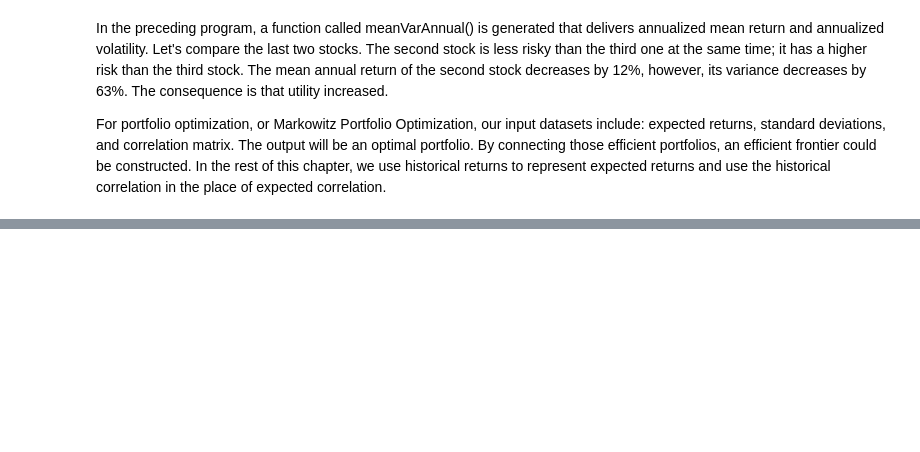
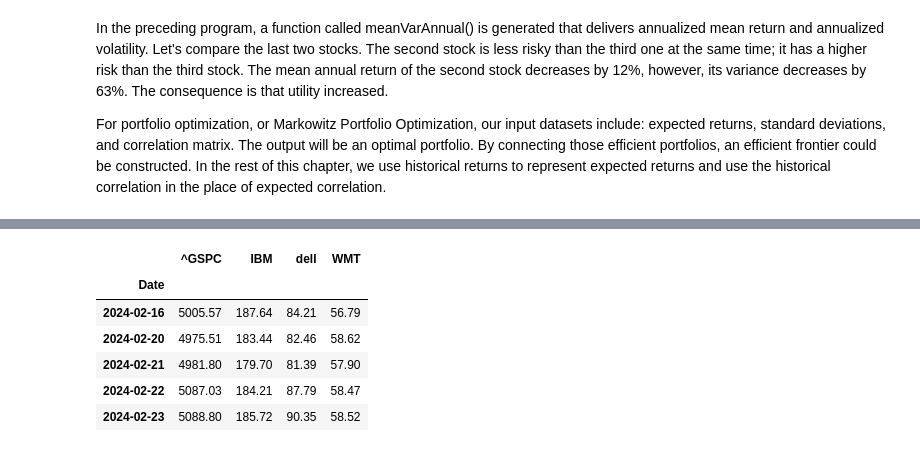
Before and after one commit to leoouyang781/Test-Repository, a Jupyter notebook: Python-For-Finance-2nd-Edition/Chapter 9.ipynb, the cells around one changed output, grey strips where cells are left out. Saved outputs shown, nothing was run; the diff lists cells and outputs as text; code cells hidden in the pictures; blank space fills up the shorter version.

```diff
--- a/Python-For-Finance-2nd-Edition/Chapter 9.ipynb
+++ b/Python-For-Finance-2nd-Edition/Chapter 9.ipynb
@@ -343,0 +382,10 @@ expected correlation.
+# %%
+final.tail()
+# %% [output]
+|  | ^GSPC | IBM | dell | WMT |
+| Date |  |  |  |  |
+| 2024-02-16 | 5005.57 | 187.64 | 84.21 | 56.79 |
+| 2024-02-20 | 4975.51 | 183.44 | 82.46 | 58.62 |
+| 2024-02-21 | 4981.80 | 179.70 | 81.39 | 57.90 |
+| 2024-02-22 | 5087.03 | 184.21 | 87.79 | 58.47 |
+| 2024-02-23 | 5088.80 | 185.72 | 90.35 | 58.52 |
```
Also changed, not shown: parts of 3 cells of this notebook, 6 other files.
